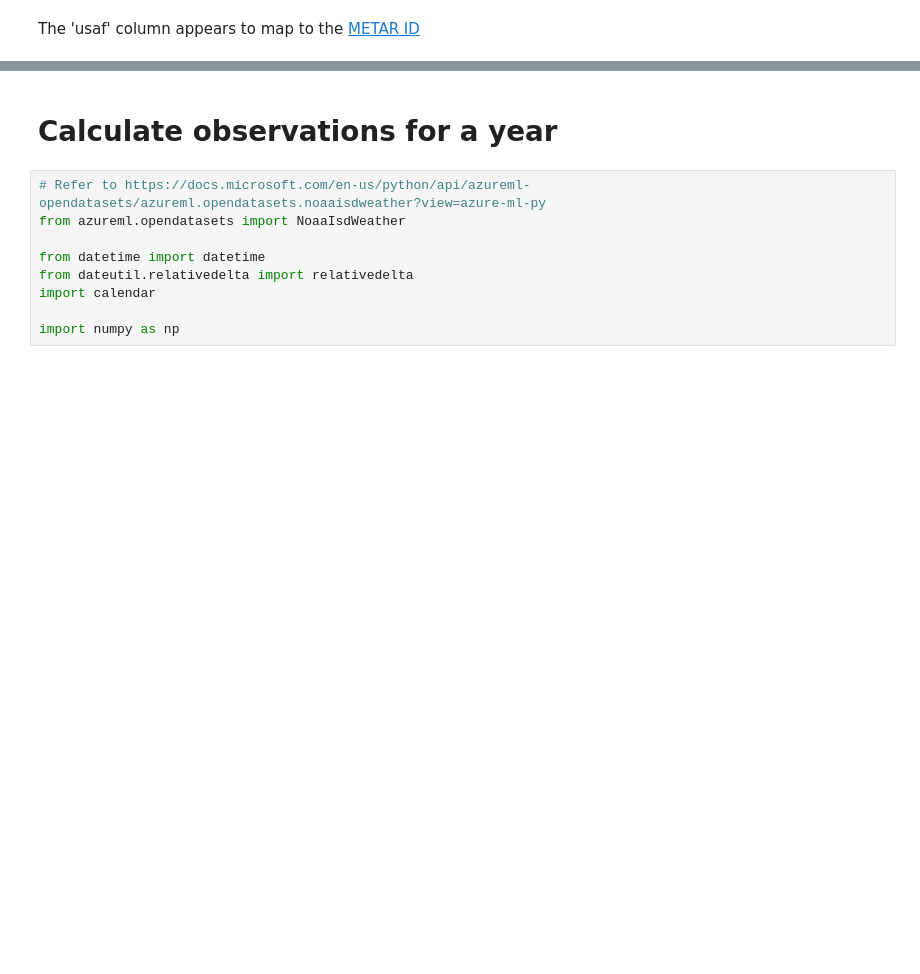
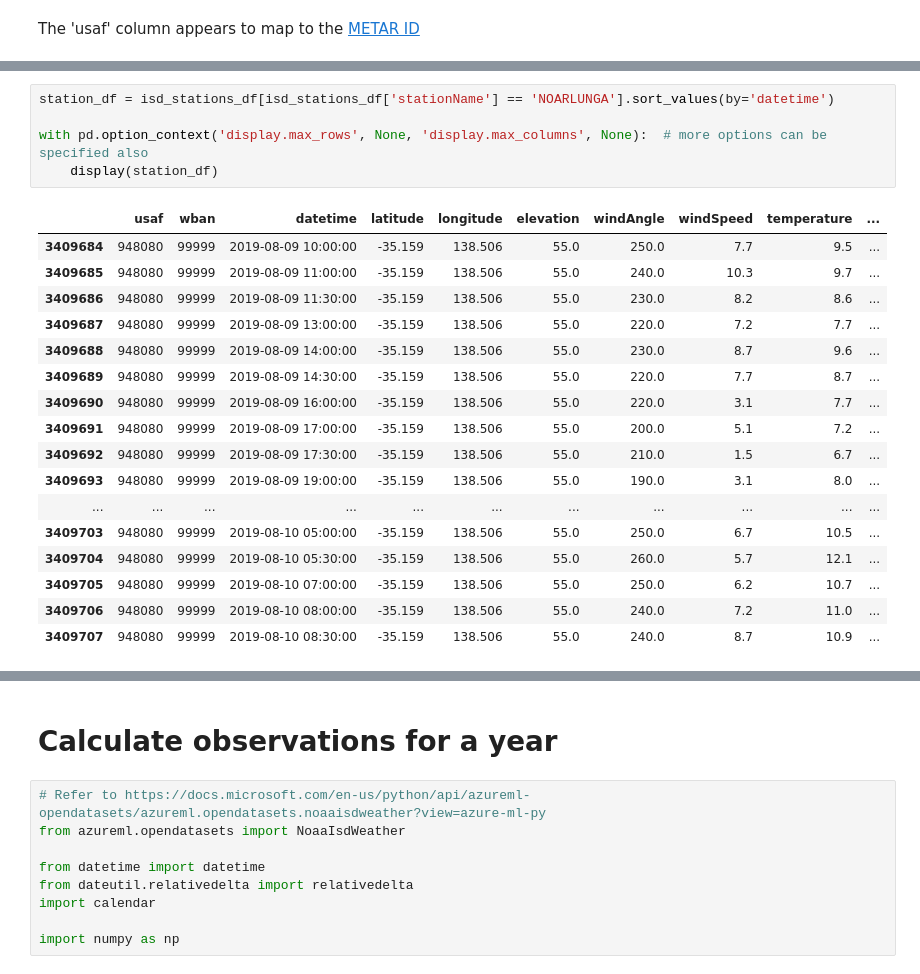
Before and after one commit to weather-balloon/notebook-noaa, a Jupyter notebook: noaa_isd.ipynb, the cells around one changed output, grey strips where cells are left out. Drawn from its saved outputs; the diff is of its cells as text; blank space fills up the shorter version.

```diff
--- a/noaa_isd.ipynb
+++ b/noaa_isd.ipynb
@@ -102,0 +221,23 @@ The 'usaf' column appears to map to the [METAR ID](https://www.nco.ncep.noaa.gov
+# %%
+station_df = isd_stations_df[isd_stations_df['stationName'] == 'NOARLUNGA'].sort_values(by='datetime')
+
+with pd.option_context('display.max_rows', None, 'display.max_columns', None):  # more options can be specified also
+    display(station_df)
+# %% [output]
+|  | usaf | wban | datetime | latitude | longitude | elevation | windAngle | windSpeed | temperature | ... |
+| 3409684 | 948080 | 99999 | 2019-08-09 10:00:00 | -35.159 | 138.506 | 55.0 | 250.0 | 7.7 | 9.5 | ... |
+| 3409685 | 948080 | 99999 | 2019-08-09 11:00:00 | -35.159 | 138.506 | 55.0 | 240.0 | 10.3 | 9.7 | ... |
+| 3409686 | 948080 | 99999 | 2019-08-09 11:30:00 | -35.159 | 138.506 | 55.0 | 230.0 | 8.2 | 8.6 | ... |
+| 3409687 | 948080 | 99999 | 2019-08-09 13:00:00 | -35.159 | 138.506 | 55.0 | 220.0 | 7.2 | 7.7 | ... |
+| 3409688 | 948080 | 99999 | 2019-08-09 14:00:00 | -35.159 | 138.506 | 55.0 | 230.0 | 8.7 | 9.6 | ... |
+| 3409689 | 948080 | 99999 | 2019-08-09 14:30:00 | -35.159 | 138.506 | 55.0 | 220.0 | 7.7 | 8.7 | ... |
+| 3409690 | 948080 | 99999 | 2019-08-09 16:00:00 | -35.159 | 138.506 | 55.0 | 220.0 | 3.1 | 7.7 | ... |
+| 3409691 | 948080 | 99999 | 2019-08-09 17:00:00 | -35.159 | 138.506 | 55.0 | 200.0 | 5.1 | 7.2 | ... |
+| 3409692 | 948080 | 99999 | 2019-08-09 17:30:00 | -35.159 | 138.506 | 55.0 | 210.0 | 1.5 | 6.7 | ... |
+| 3409693 | 948080 | 99999 | 2019-08-09 19:00:00 | -35.159 | 138.506 | 55.0 | 190.0 | 3.1 | 8.0 | ... |
+| ... | ... | ... | ... | ... | ... | ... | ... | ... | ... | ... |
+| 3409703 | 948080 | 99999 | 2019-08-10 05:00:00 | -35.159 | 138.506 | 55.0 | 250.0 | 6.7 | 10.5 | ... |
+| 3409704 | 948080 | 99999 | 2019-08-10 05:30:00 | -35.159 | 138.506 | 55.0 | 260.0 | 5.7 | 12.1 | ... |
+| 3409705 | 948080 | 99999 | 2019-08-10 07:00:00 | -35.159 | 138.506 | 55.0 | 250.0 | 6.2 | 10.7 | ... |
+| 3409706 | 948080 | 99999 | 2019-08-10 08:00:00 | -35.159 | 138.506 | 55.0 | 240.0 | 7.2 | 11.0 | ... |
+| 3409707 | 948080 | 99999 | 2019-08-10 08:30:00 | -35.159 | 138.506 | 55.0 | 240.0 | 8.7 | 10.9 | ... |
```
Also changed, not shown: parts of 20 cells of this notebook.
